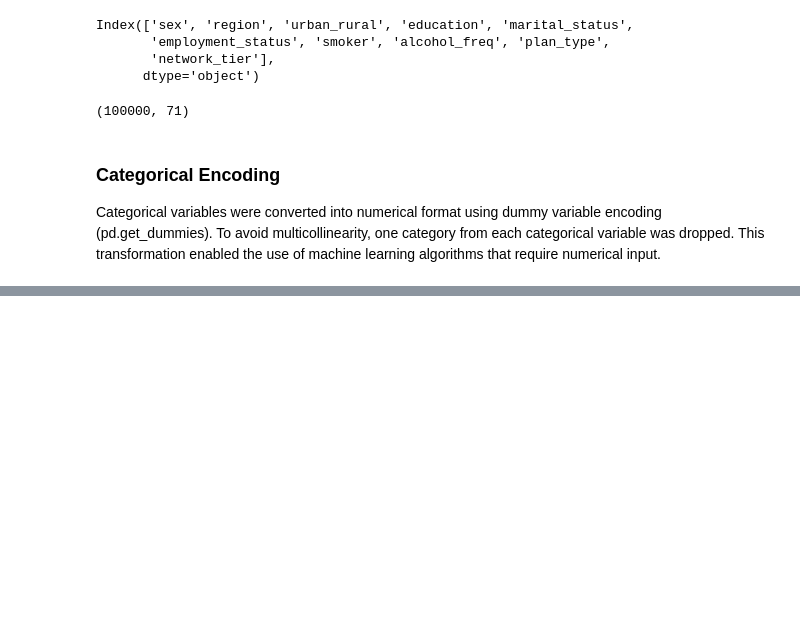
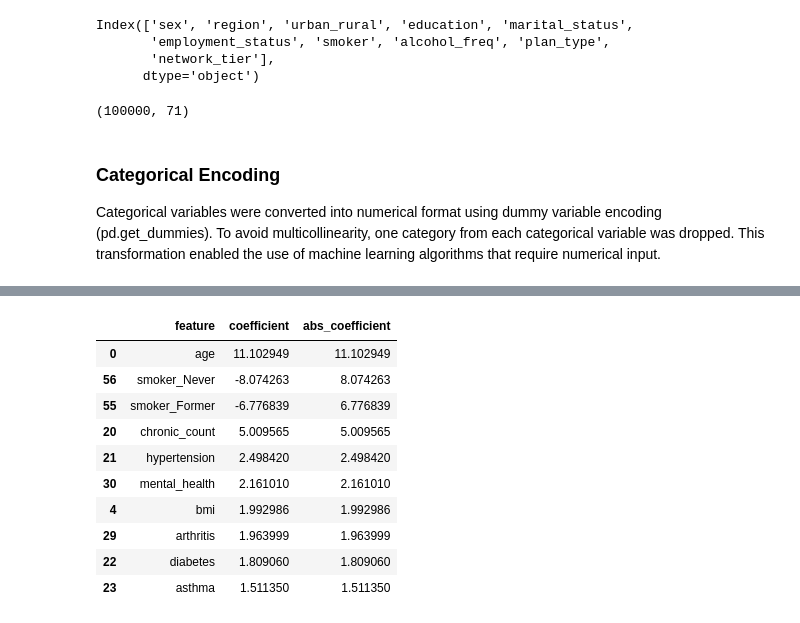
Before and after one commit to Vincent-Muteti/Phase3-Project, a Jupyter notebook: index.ipynb, the cells around one changed output, grey strips where cells are left out. Saved outputs shown, nothing was run; the diff lists cells and outputs as text; code cells hidden in the pictures; blank space fills up the shorter version.

```diff
--- a/index.ipynb
+++ b/index.ipynb
@@ -317,0 +375,28 @@ Categorical variables were converted into numerical format using dummy variable
+# %%
+# Re-split & Re-scale
+from sklearn.model_selection import train_test_split
+from sklearn.preprocessing import StandardScaler
+
+X_train, X_test, y_train, y_test = train_test_split(
+    X_clean,
+    y,
+    test_size=0.2,
+    random_state=42,
+    stratify=y
+)
+
+scaler = StandardScaler()
+X_train_scaled = scaler.fit_transform(X_train)
+X_test_scaled = scaler.transform(X_test)
+# %%
+# Retrain Logistic Regression
+from sklearn.linear_model import LogisticRegression
+
+log_reg = LogisticRegression(
+    max_iter=1000,
+    class_weight='balanced',
+    random_state=42
+)
+
+log_reg.fit(X_train_scaled, y_train)
+y_pred = log_reg.predict(X_test_scaled)
@@ -317,0 +424,26 @@ Categorical variables were converted into numerical format using dummy variable
+# %%
+# Extract Feature Importance (Coefficients)
+
+feature_importance = pd.DataFrame({
+    'feature': X_clean.columns,
+    'coefficient': log_reg.coef_[0]
+})
+
+feature_importance['abs_coefficient'] = feature_importance['coefficient'].abs()
+feature_importance = feature_importance.sort_values(
+    by='abs_coefficient', ascending=False
+)
+
+feature_importance.head(10)
+# %% [output]
+|  | feature | coefficient | abs_coefficient |
+| 0 | age | 11.102949 | 11.102949 |
+| 56 | smoker_Never | -8.074263 | 8.074263 |
+| 55 | smoker_Former | -6.776839 | 6.776839 |
+| 20 | chronic_count | 5.009565 | 5.009565 |
+| 21 | hypertension | 2.498420 | 2.498420 |
+| 30 | mental_health | 2.161010 | 2.161010 |
+| 4 | bmi | 1.992986 | 1.992986 |
+| 29 | arthritis | 1.963999 | 1.963999 |
+| 22 | diabetes | 1.809060 | 1.809060 |
+| 23 | asthma | 1.511350 | 1.511350 |
```
Also changed, not shown: parts of 24 cells of this notebook.
